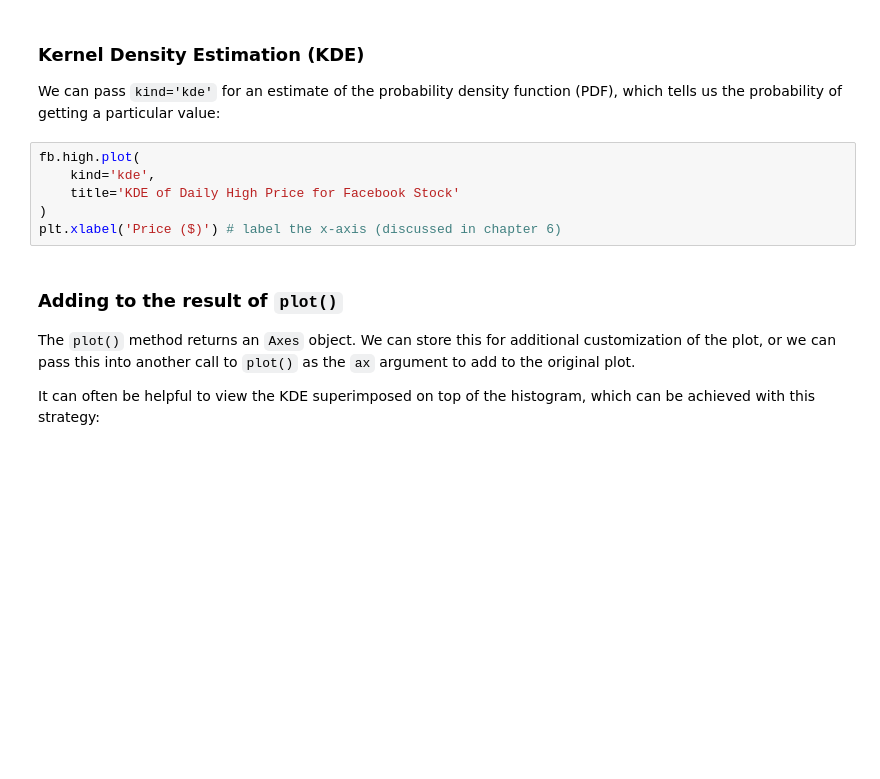
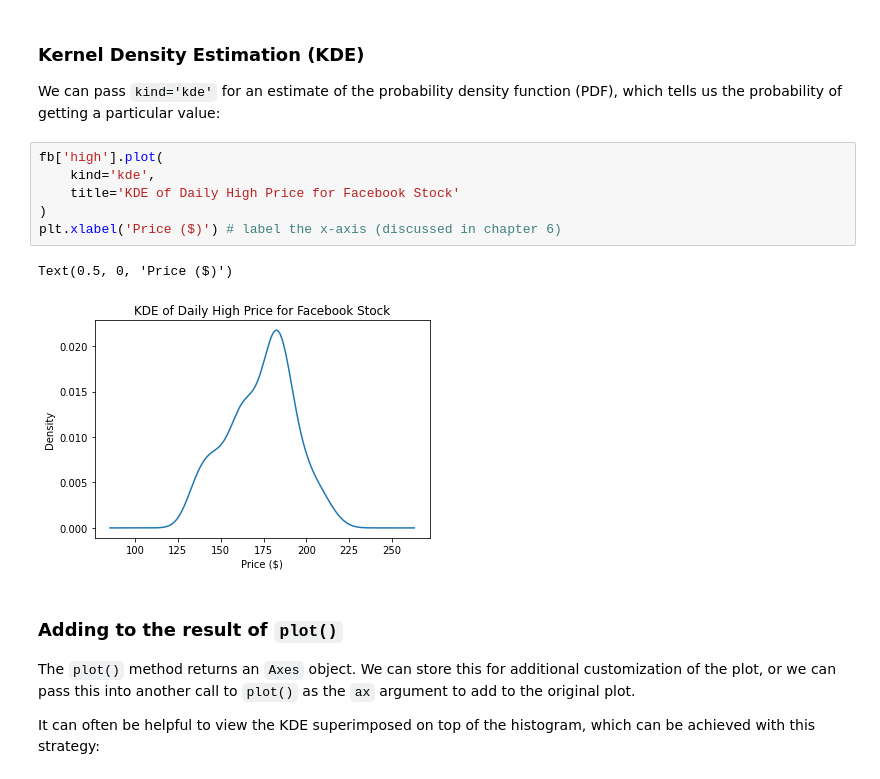
Before and after one commit to kevinsthompson/09-Hands-On-Data-Analysis-with-Pandas-2nd-edition, a Jupyter notebook: ch_05/2-plotting_with_pandas.ipynb, the cells around one changed output. Drawn from its saved outputs; the diff is of its cells as text; blank space fills up the shorter version.

```diff
--- a/ch_05/2-plotting_with_pandas.ipynb
+++ b/ch_05/2-plotting_with_pandas.ipynb
@@ -333,11 +381,14 @@ plt.xlabel('magnitude') # label the x-axis (discussed in chapter 6)
 ### Kernel Density Estimation (KDE)
 We can pass `kind='kde'` for an estimate of the probability density function (PDF), which tells us the probability of getting a particular value:
 # %%
-fb.high.plot(
+fb['high'].plot(
     kind='kde',
     title='KDE of Daily High Price for Facebook Stock'
 )
 plt.xlabel('Price ($)') # label the x-axis (discussed in chapter 6)
+# %% [output]
+Text(0.5, 0, 'Price ($)')
+[figure, added]
 # %% [markdown]
 ### Adding to the result of `plot()`
 The `plot()` method returns an `Axes` object. We can store this for additional customization of the plot, or we can pass this into another call to `plot()` as the `ax` argument to add to the original plot.
```
Also changed, not shown: parts of 10 cells of this notebook, 1 other file.
